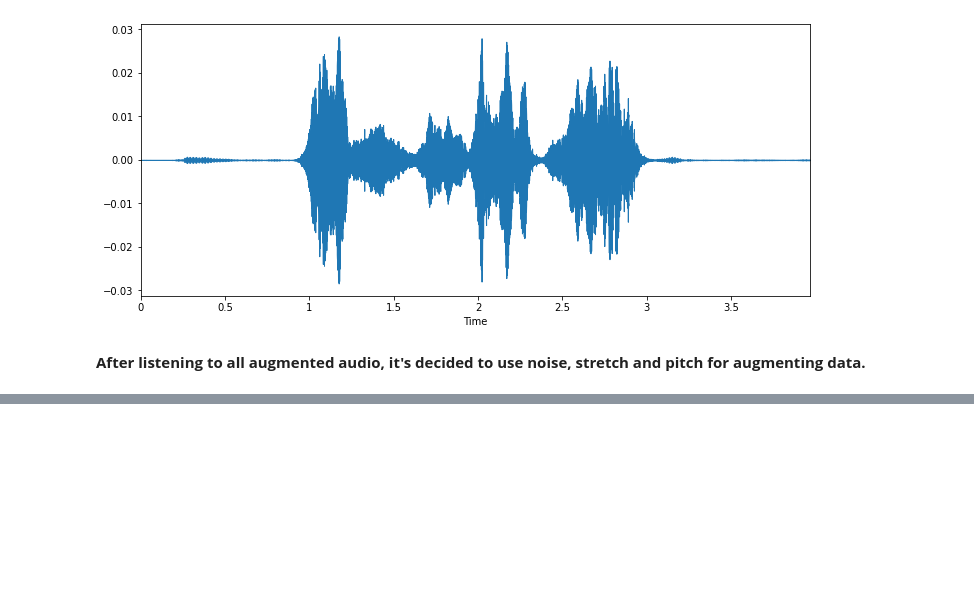
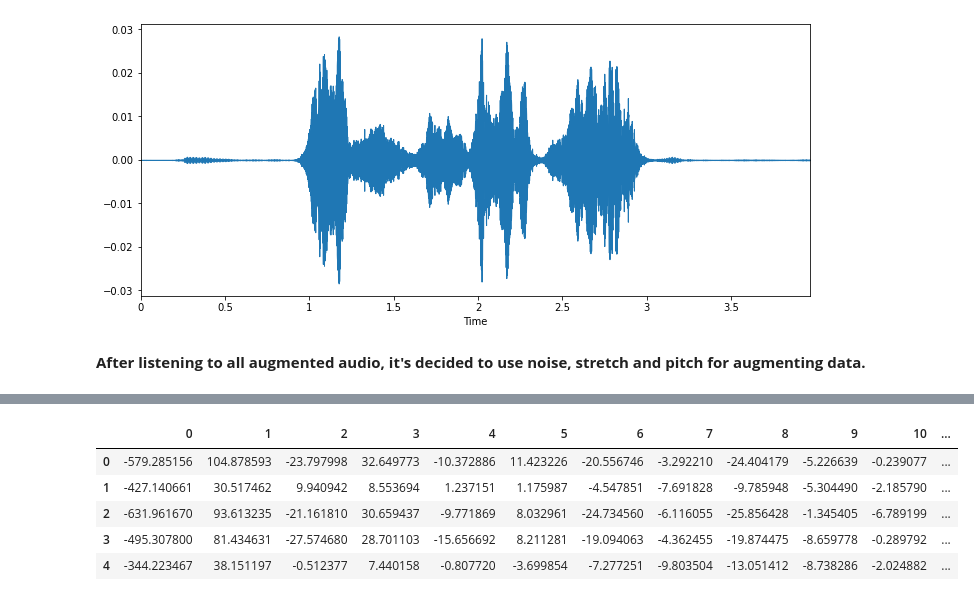
Before and after one commit to Rajesh1505/Speech_Emotion_Recognition_Rajesh_Kumar_Patel-Capstone_Project, a Jupyter notebook: Speech_Emotion_Recognition.ipynb, the cells around one changed output, grey strips where cells are left out. Saved outputs shown, nothing was run; the diff lists cells and outputs as text; code cells hidden in the pictures; blank space fills up the shorter version.

```diff
--- a/Speech_Emotion_Recognition.ipynb
+++ b/Speech_Emotion_Recognition.ipynb
@@ -380,0 +384,21 @@ Audio(x, rate=sample_rate)
+# %%
+# function for feature extraction
+def feat_ext(data):
+    mfcc = np.mean(librosa.feature.mfcc(y=data, sr=sample_rate).T, axis=0)
+    return mfcc
+
+def get_feat(path):
+    data, sample_rate = librosa.load(path, duration=2.5, offset=0.6)
+    # normal data
+    res1 = feat_ext(data)
+    result = np.array(res1)
+    #data with noise
+    noise_data = noise(data)
+    res2 = feat_ext(noise_data)
+    result = np.vstack((result, res2))
+    #data with stretch and pitch
+    new_data = stretch(data)
+    data_stretch_pitch = pitch(new_data, sample_rate)
+    res3 = feat_ext(data_stretch_pitch)
+    result = np.vstack((result, res3))
+    return result
@@ -380,0 +415,21 @@ Audio(x, rate=sample_rate)
+# %%
+# seprate data and emotions
+X, Y = [], []
+for path, emotion in zip(RAV_df['path'], RAV_df['labels']):
+    feature = get_feat(path)
+    for ele in feature:
+        X.append(ele)
+        Y.append(emotion)
+# %%
+# export datset as csv format
+Features = pd.DataFrame(X)
+Features['labels'] = Y
+Features.to_csv('features.csv', index=False)
+Features.head()
+# %% [output]
+|  | 0 | 1 | 2 | 3 | 4 | 5 | 6 | 7 | 8 | 9 | 10 | ... |
+| 0 | -579.285156 | 104.878593 | -23.797998 | 32.649773 | -10.372886 | 11.423226 | -20.556746 | -3.292210 | -24.404179 | -5.226639 | -0.239077 | ... |
+| 1 | -427.140661 | 30.517462 | 9.940942 | 8.553694 | 1.237151 | 1.175987 | -4.547851 | -7.691828 | -9.785948 | -5.304490 | -2.185790 | ... |
+| 2 | -631.961670 | 93.613235 | -21.161810 | 30.659437 | -9.771869 | 8.032961 | -24.734560 | -6.116055 | -25.856428 | -1.345405 | -6.789199 | ... |
+| 3 | -495.307800 | 81.434631 | -27.574680 | 28.701103 | -15.656692 | 8.211281 | -19.094063 | -4.362455 | -19.874475 | -8.659778 | -0.289792 | ... |
+| 4 | -344.223467 | 38.151197 | -0.512377 | 7.440158 | -0.807720 | -3.699854 | -7.277251 | -9.803504 | -13.051412 | -8.738286 | -2.024882 | ... |
```
Also changed, not shown: parts of 9 cells of this notebook.
